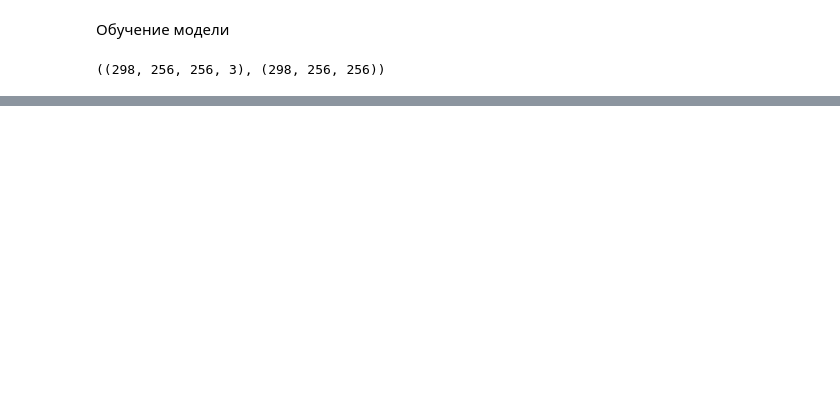
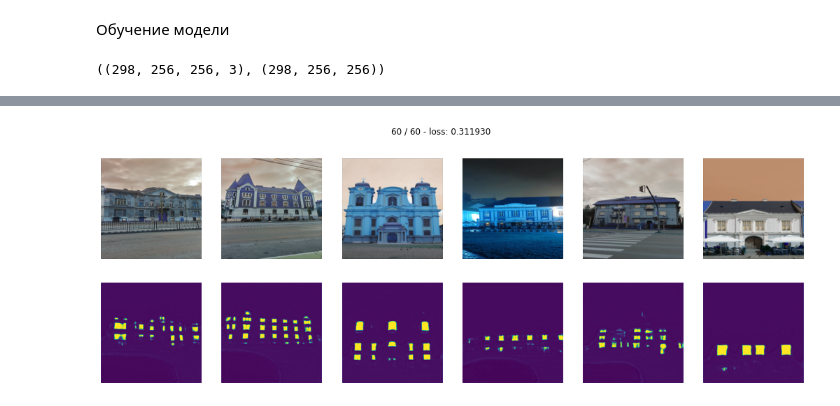
Before and after one commit to Tyrannozavr/machine_learning, a Jupyter notebook: segmentation.ipynb, the cells around one changed output, grey strips where cells are left out. Saved outputs shown, nothing was run; the diff lists cells and outputs as text; code cells hidden in the pictures; blank space fills up the shorter version.

```diff
--- a/segmentation.ipynb
+++ b/segmentation.ipynb
@@ -288,0 +340,14 @@ NameError: ignored
+# %%
+def dice_loss(y_real, y_pred):
+    y_real, y_pred = y_real.view(-1), y_pred.view(-1)
+    num = torch.sum(2*y_real*y_pred)
+    den = y_real.sum() + y_pred.sum()
+    res = 1 - (num + 1*10**-8) / (den + 1*10**-8)
+    return res
+# %%
+max_epochs = 60
+optim = torch.optim.Adam(seg_model.parameters(), lr=0.0001)
+seg_model.to(device)
+train(seg_model, optim, dice_loss, max_epochs, data_tr, data_val)
+# %% [output]
+[figure, added]
```
Also changed, not shown: parts of 24 cells of this notebook.
